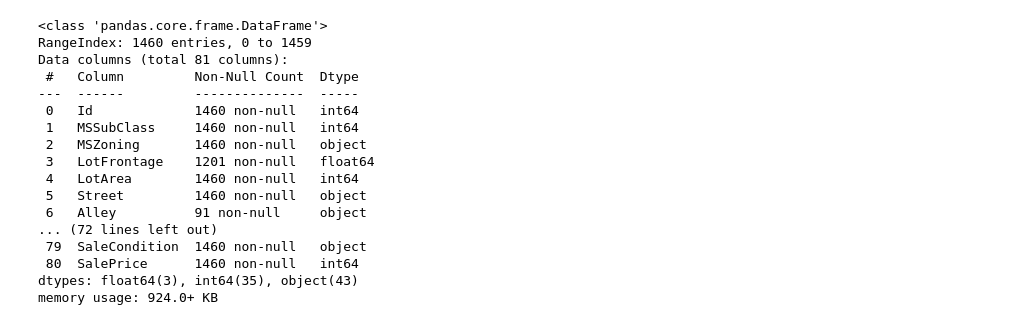
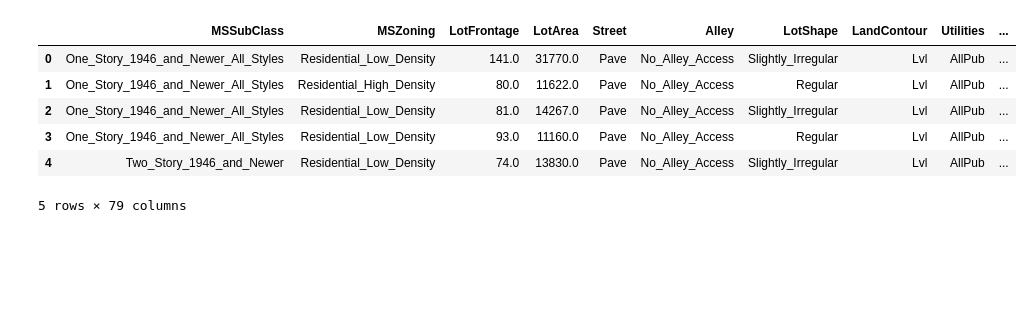
Before and after one commit to plipustel/Kaggle, a Jupyter notebook: MutualInformation/5-mi-ames.ipynb, the cells around one changed output. Cells and saved outputs as stored; diff of their text form; code cells hidden in the pictures; blank space fills up the shorter version.

```diff
--- a/MutualInformation/5-mi-ames.ipynb
+++ b/MutualInformation/5-mi-ames.ipynb
@@ -20,20 +6,10 @@ df
 # %%
-df.info()
+df.head()
 # %% [output]
+|  | MSSubClass | MSZoning | LotFrontage | LotArea | Street | Alley | LotShape | LandContour | Utilities | ... |
+| 0 | One_Story_1946_and_Newer_All_Styles | Residential_Low_Density | 141.0 | 31770.0 | Pave | No_Alley_Access | Slightly_Irregular | Lvl | AllPub | ... |
+| 1 | One_Story_1946_and_Newer_All_Styles | Residential_High_Density | 80.0 | 11622.0 | Pave | No_Alley_Access | Regular | Lvl | AllPub | ... |
+| 2 | One_Story_1946_and_Newer_All_Styles | Residential_Low_Density | 81.0 | 14267.0 | Pave | No_Alley_Access | Slightly_Irregular | Lvl | AllPub | ... |
+| 3 | One_Story_1946_and_Newer_All_Styles | Residential_Low_Density | 93.0 | 11160.0 | Pave | No_Alley_Access | Regular | Lvl | AllPub | ... |
+| 4 | Two_Story_1946_and_Newer | Residential_Low_Density | 74.0 | 13830.0 | Pave | No_Alley_Access | Slightly_Irregular | Lvl | AllPub | ... |
-<class 'pandas.core.frame.DataFrame'>
-RangeIndex: 1460 entries, 0 to 1459
-Data columns (total 81 columns):
- #   Column         Non-Null Count  Dtype
----  ------         --------------  -----
- 0   Id             1460 non-null   int64
- 1   MSSubClass     1460 non-null   int64
- 2   MSZoning       1460 non-null   object
- 3   LotFrontage    1201 non-null   float64
- 4   LotArea        1460 non-null   int64
- 5   Street         1460 non-null   object
- 6   Alley          91 non-null     object
-... (72 lines left out)
- 79  SaleCondition  1460 non-null   object
- 80  SalePrice      1460 non-null   int64
-dtypes: float64(3), int64(35), object(43)
-memory usage: 924.0+ KB
+5 rows × 79 columns
```
Also changed, not shown: parts of 8 cells of this notebook, 1 other file.
